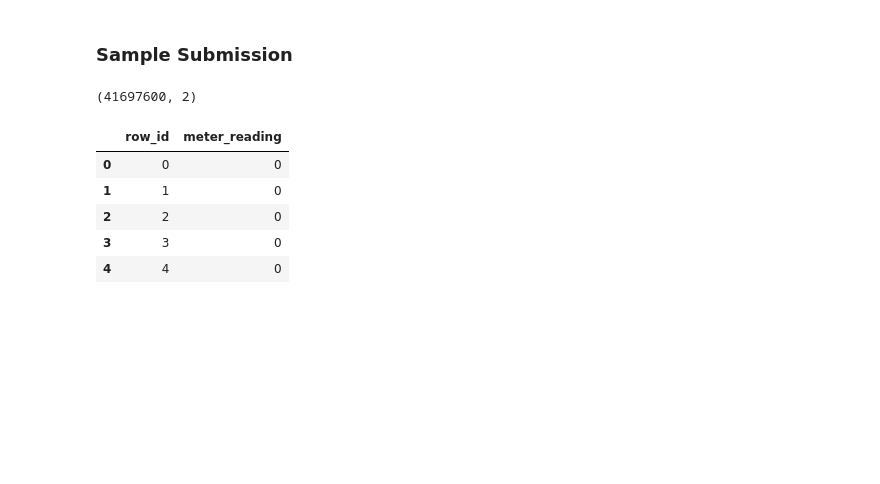
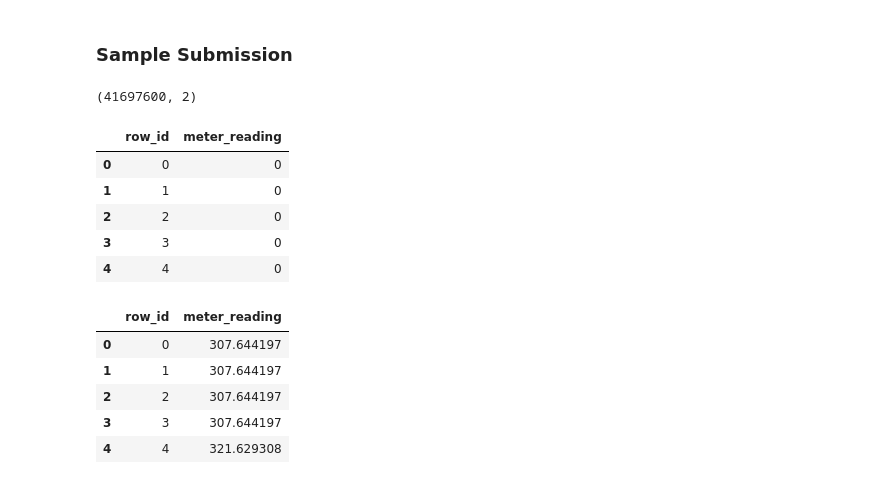
Before and after one commit to RamjiB/ASHRAE---Great-Energy-Predictor-III, a Jupyter notebook: Basic model.ipynb, the cells around one changed output. Cells and saved outputs as stored; diff of their text form; code cells hidden in the pictures; blank space fills up the shorter version.

```diff
--- a/Basic model.ipynb
+++ b/Basic model.ipynb
@@ -859,3 +951,13 @@ sub.head()
 | 2 | 2 | 0 |
 | 3 | 3 | 0 |
 | 4 | 4 | 0 |
+# %%
+sub['meter_reading'] = pred
+sub.head()
+# %% [output]
+|  | row_id | meter_reading |
+| 0 | 0 | 307.644197 |
+| 1 | 1 | 307.644197 |
+| 2 | 2 | 307.644197 |
+| 3 | 3 | 307.644197 |
+| 4 | 4 | 321.629308 |
```
Also changed, not shown: parts of 26 cells of this notebook.
